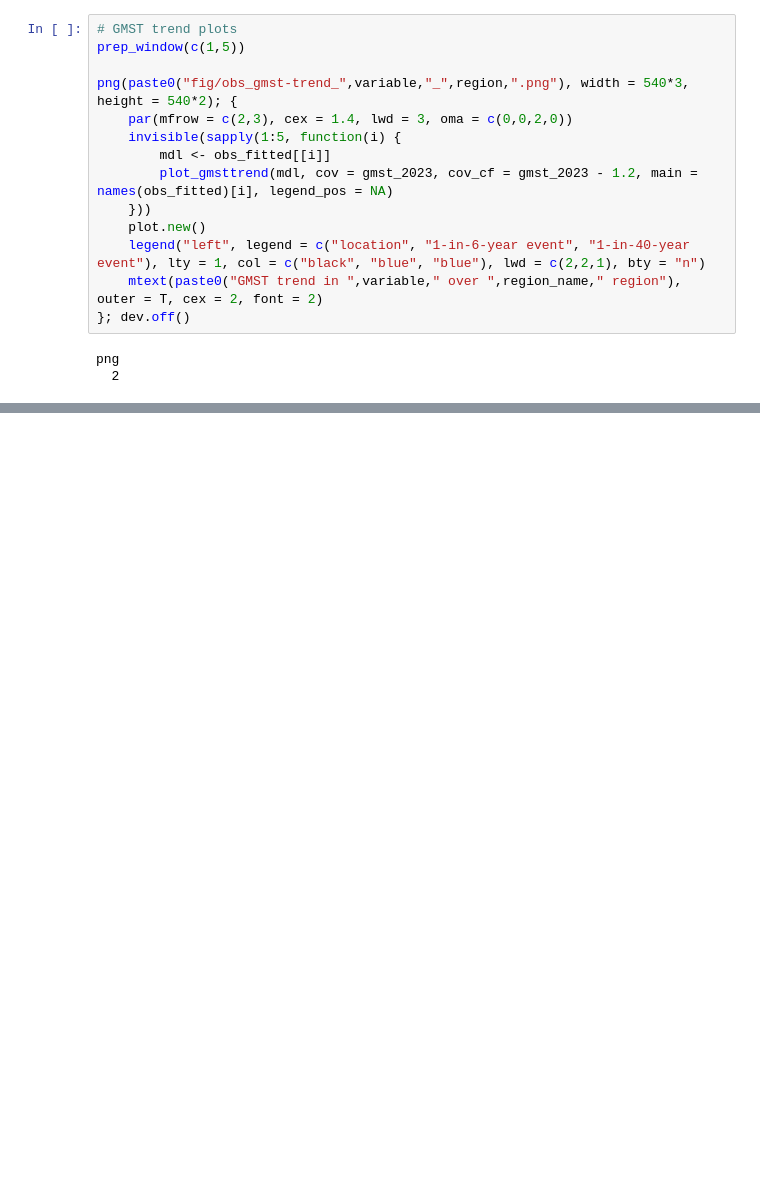
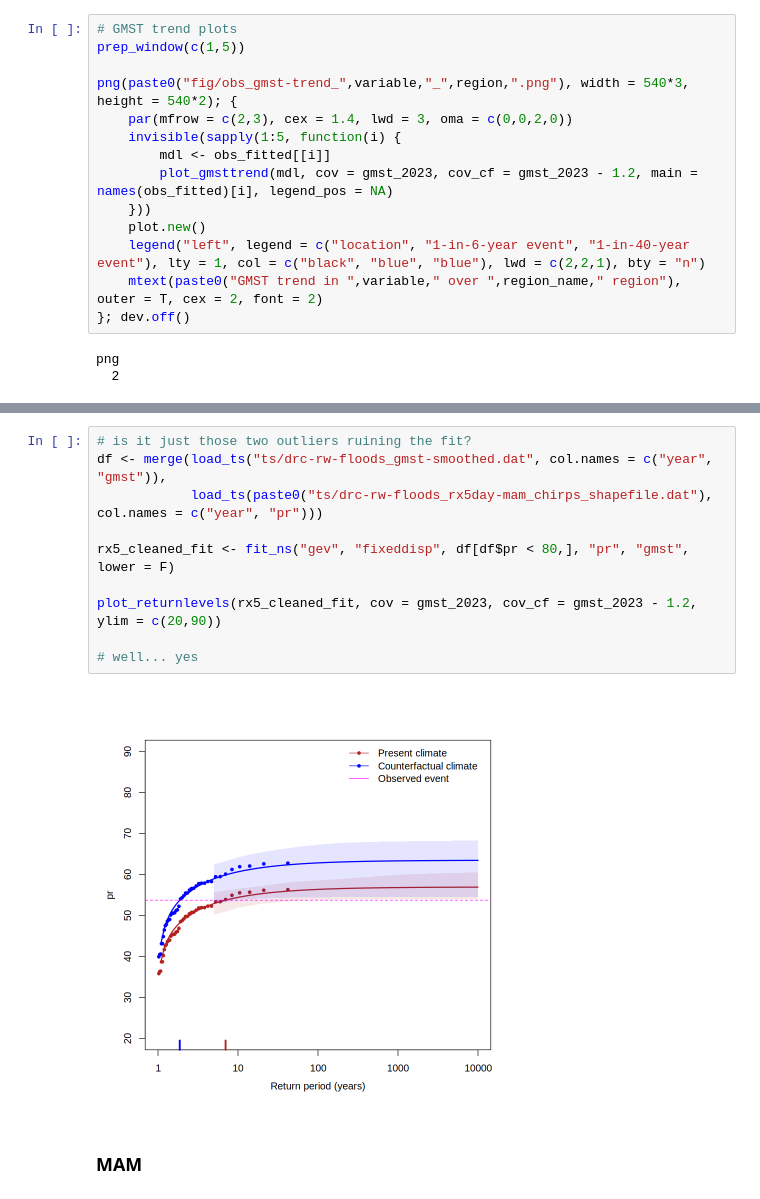
Before and after one commit to clairbarnes/wwa-archive, a Jupyter notebook: 23-04_DRC-Rwanda-floods/DRC-Rwanda_floods_0R_working.ipynb, the cells around one changed output, grey strips where cells are left out. Cells and saved outputs as stored; diff of their text form; blank space fills up the shorter version.

```diff
--- a/23-04_DRC-Rwanda-floods/DRC-Rwanda_floods_0R_working.ipynb
+++ b/23-04_DRC-Rwanda-floods/DRC-Rwanda_floods_0R_working.ipynb
@@ -152,0 +215,14 @@ png
+# %%
+# is it just those two outliers ruining the fit?
+df <- merge(load_ts("ts/drc-rw-floods_gmst-smoothed.dat", col.names = c("year", "gmst")),
+            load_ts(paste0("ts/drc-rw-floods_rx5day-mam_chirps_shapefile.dat"), col.names = c("year", "pr")))
+
+rx5_cleaned_fit <- fit_ns("gev", "fixeddisp", df[df$pr < 80,], "pr", "gmst", lower = F)
+
+plot_returnlevels(rx5_cleaned_fit, cov = gmst_2023, cov_cf = gmst_2023 - 1.2, ylim = c(20,90))
+
+# well... yes
+# %% [output]
+[figure, added]
+# %% [markdown]
+### **MAM**
```
Also changed, not shown: parts of 13 cells of this notebook, 4 other files.
